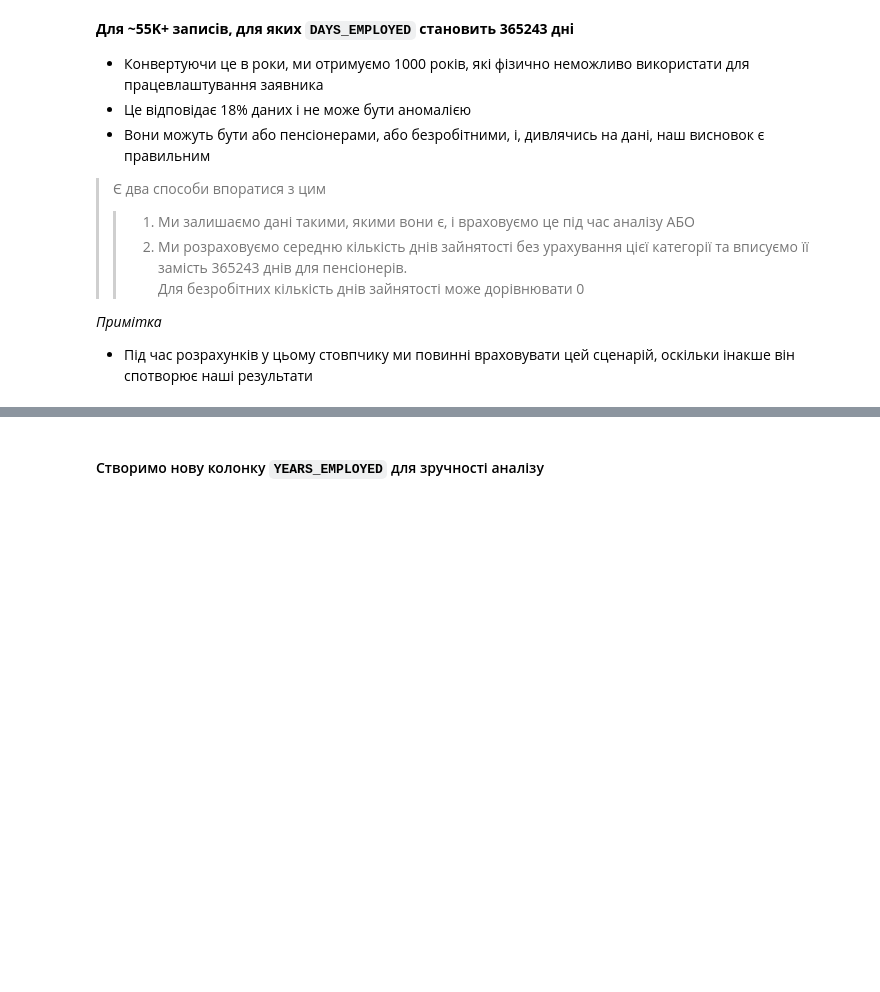
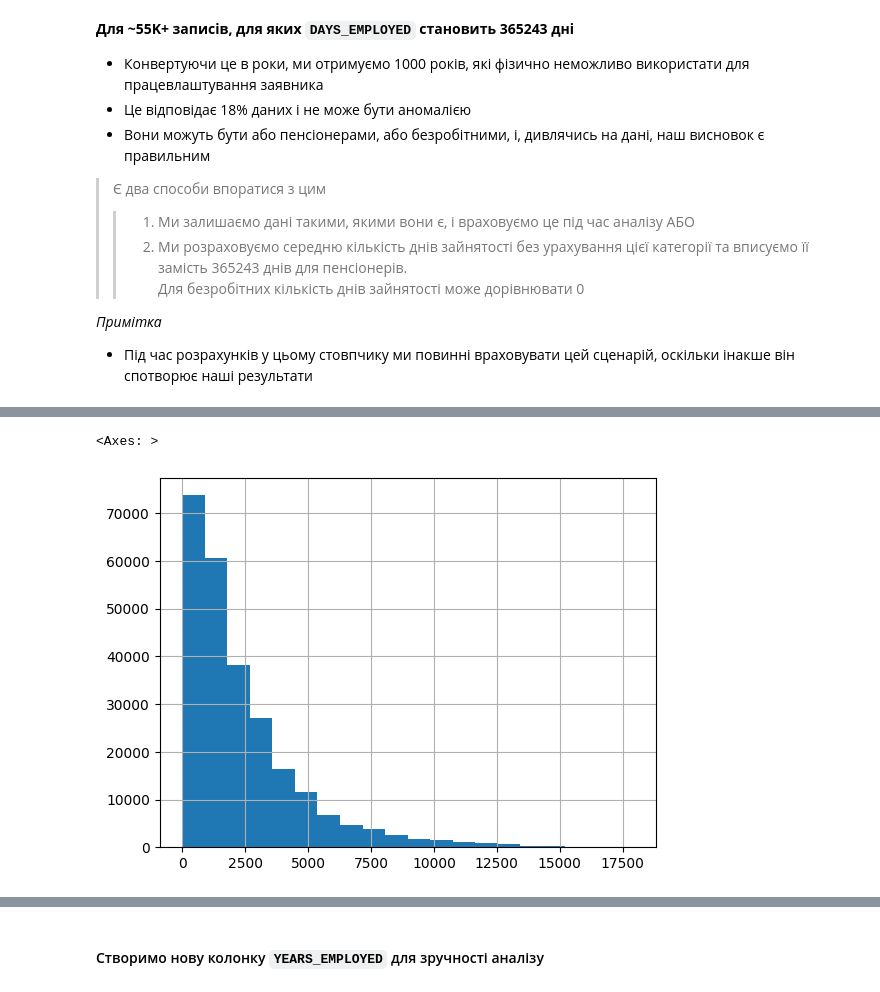
Before and after one commit to tarazevych/HW_for_Python, a Jupyter notebook: HW_1_2_Credit_EDA_Tarazevych.ipynb, the cells around one changed output, grey strips where cells are left out. Saved outputs shown, nothing was run; the diff lists cells and outputs as text; code cells hidden in the pictures; blank space fills up the shorter version.

```diff
--- a/HW_1_2_Credit_EDA_Tarazevych.ipynb
+++ b/HW_1_2_Credit_EDA_Tarazevych.ipynb
@@ -1253,0 +1286,5 @@ Name: NAME_INCOME_TYPE, dtype: int64
+# %%
+df[df['DAYS_EMPLOYED'] != 365243].DAYS_EMPLOYED.hist(bins=20)
+# %% [output]
+<Axes: >
+[figure, added]
```
Also changed, not shown: parts of 26 cells of this notebook.
